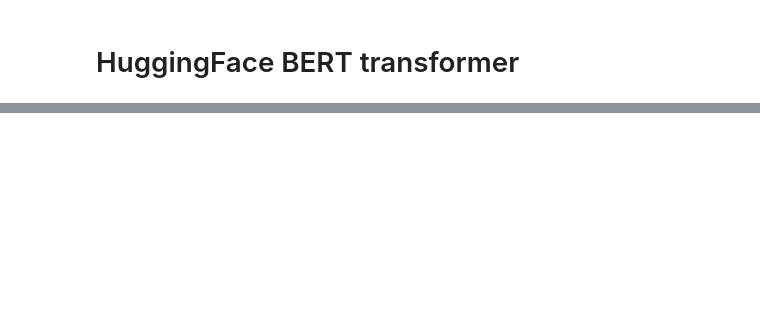
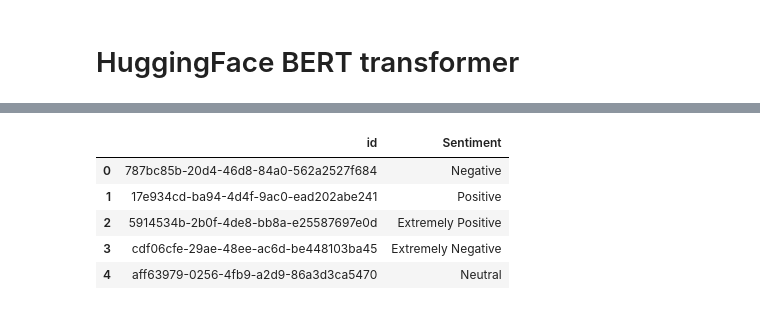
Before and after one commit to wizard339/education, a Jupyter notebook: misis/nlp/text_classification/text_classification_lstm_bert.ipynb, the cells around one changed output, grey strips where cells are left out. Cells and saved outputs as stored; diff of their text form; code cells hidden in the pictures; blank space fills up the shorter version.

```diff
--- a/misis/nlp/text_classification/text_classification_lstm_bert.ipynb
+++ b/misis/nlp/text_classification/text_classification_lstm_bert.ipynb
@@ -1436,29 +1517,5 @@ subm_dataloader  = DataLoader(dataset=dataset_subm,  batch_size=BATCH_SIZE, coll
-# %%
-# inspect the batch
-for batch in train_dataloader:
-  break
-{k: v.shape for k, v in batch.items()}
-# %%
-# Load model
-model = AutoModelForSequenceClassification.from_pretrained(checkpoint, num_labels=5)
-
-# pass one batch to this model to make sure that everything is ok
-outputs = model(**batch)
-print(outputs.loss, outputs.logits.shape)
-# %%
-# Number of epochs
-num_epochs = 7
-
-# Number of training steps
-num_training_steps = num_epochs * len(train_dataloader)
-
-# Optimizer
-optimizer = AdamW(params=model.parameters(), lr=3e-5)
-
-# Set up the learning rate scheduler
-lr_scheduler = get_scheduler(name="linear",
-                             optimizer=optimizer,
-                             num_warmup_steps=0,
-                             num_training_steps=num_training_steps)
-
-print(f'Number of the training steps: {num_training_steps}')
+# %%
+# Use GPU if it is available
+device = torch.device("cuda") if torch.cuda.is_available() else torch.device("cpu")
+model.to(device)
+print(device)
@@ -1604,8 +1676,15 @@ for batch in subm_dataloader:
     progress_bar.update(1)
 # %%
 submission = pd.read_csv(filepath_or_buffer='https://raw.githubusercontent.com/wizard339/education/main/misis/nlp/text_classification/sample_submission.csv')
-submission['Sentiment'] = le.inverse_transform(submissions)
+submission['Sentiment'] = le.inverse_transform(torch.cat(submissions).cpu())
 submission.head()
+# %% [output]
+|  | id | Sentiment |
+| 0 | 787bc85b-20d4-46d8-84a0-562a2527f684 | Negative |
+| 1 | 17e934cd-ba94-4d4f-9ac0-ead202abe241 | Positive |
+| 2 | 5914534b-2b0f-4de8-bb8a-e25587697e0d | Extremely Positive |
+| 3 | cdf06cfe-29ae-48ee-ac6d-be448103ba45 | Extremely Negative |
+| 4 | aff63979-0256-4fb9-a2d9-86a3d3ca5470 | Neutral |
 # %%
 # saving sabmission to '.csv' file
 submission.to_csv('submission_bert.csv', index=False, header=True)
```
Also changed, not shown: parts of 39 cells of this notebook, 2 other files.
